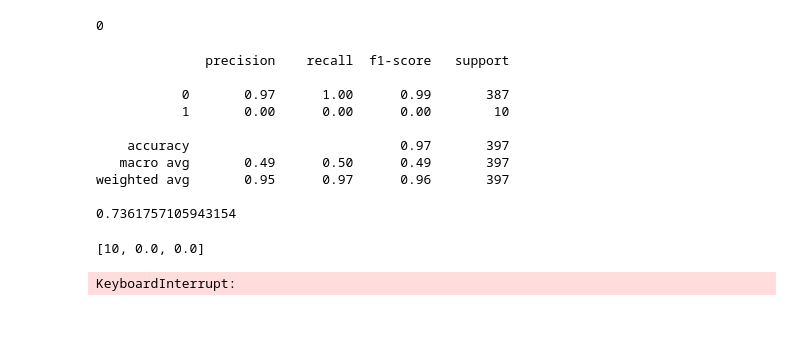
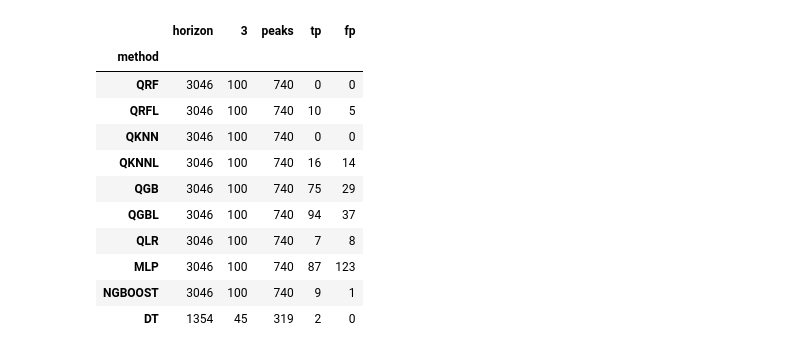
Before and after one commit to rezpe/proba_forecast, a Jupyter notebook: notebooks/Rel Sharp Evo Evaluation Charts.ipynb, the cells around one changed output. Drawn from its saved outputs; the diff is of its cells as text; code cells hidden in the pictures; blank space fills up the shorter version.

```diff
--- a/notebooks/Rel Sharp Evo Evaluation Charts.ipynb
+++ b/notebooks/Rel Sharp Evo Evaluation Charts.ipynb
@@ -454,55 +174,0 @@ len(df_test[df_test["NO2"]>np.log1p(180)])
-# %%
-from sklearn.metrics import classification_report, roc_auc_score, precision_score
-
-method="QGBL"
-
-# We have this for each horizon
-results = []
-temp=[]
-
-horizon = 13
-index_test = indices_test[horizon-1]
-
-#nbr_alerts
-temp.append( sum(df_orig.loc[index_test]["NO2"]>np.log1p(180)) )
-
-pred = df[(df["horizon"]==horizon)&(df["method"]==method)]["pred"].values[0]
-target = df[(df["horizon"]==horizon)&(df["method"]==method)]["target"].values[0]
-
-def get_perc(row):
-    if (row.iloc[0]>180): return 1
-    srow=row
-    try:
-        return 1-(srow[srow<180].index[-1])/100
-    except:
-        return 0
-
-pdf = pd.DataFrame(pred)
-pdf.columns = np.arange(1,100)
-
-print(sum(pdf.apply(get_perc,axis=1)>.5))
-pred_proba = pdf.apply(get_perc,axis=1)
-target = (np.array(target)>180).astype(int)
-print(classification_report(target,pred_proba>.5))
-print(roc_auc_score(target,pred_proba))
-
-# Detected alerts
-temp.append(precision_score(target,pred_proba>.5)*sum(pdf.apply(get_perc,axis=1)>.5))
-
-# False Positive
-temp.append(precision_score(target,pred_proba>.5)*sum(pdf.apply(get_perc,axis=1)>.5)-sum(pdf.apply(get_perc,axis=1)>.5))
-
-temp
-# %% [output]
-0
-              precision    recall  f1-score   support
-
-           0       0.97      1.00      0.99       387
-           1       0.00      0.00      0.00        10
-
-    accuracy                           0.97       397
-   macro avg       0.49      0.50      0.49       397
-weighted avg       0.95      0.97      0.96       397
-
-0.7361757105943154
-[10, 0.0, 0.0]
@@ -605,7 +174,0 @@ def get_detection(method):
-# %%
-rdf_qrf = get_detection("QRFL")
-rdf_qknn = get_detection("QKNNL")
-rdf_qgb = get_detection("QGB")
-rdf_qlr = get_detection("QLR")
-# %% [output]
-KeyboardInterrupt:
@@ -627,0 +224,16 @@ print(rdf_combined[(rdf_combined["Number of alerts"]!=0)].to_latex())
+# %%
+tpfp = df_class[df_class["peaks"]!=0].groupby("method").sum()
+tpfp.loc[order_methods]
+# %% [output]
+|  | horizon | 3 | peaks | tp | fp |
+| method |  |  |  |  |  |
+| QRF | 3046 | 100 | 740 | 0 | 0 |
+| QRFL | 3046 | 100 | 740 | 10 | 5 |
+| QKNN | 3046 | 100 | 740 | 0 | 0 |
+| QKNNL | 3046 | 100 | 740 | 16 | 14 |
+| QGB | 3046 | 100 | 740 | 75 | 29 |
+| QGBL | 3046 | 100 | 740 | 94 | 37 |
+| QLR | 3046 | 100 | 740 | 7 | 8 |
+| MLP | 3046 | 100 | 740 | 87 | 123 |
+| NGBOOST | 3046 | 100 | 740 | 9 | 1 |
+| DT | 1354 | 45 | 319 | 2 | 0 |
```
Also changed, not shown: parts of 32 cells of this notebook, 10 other files.
